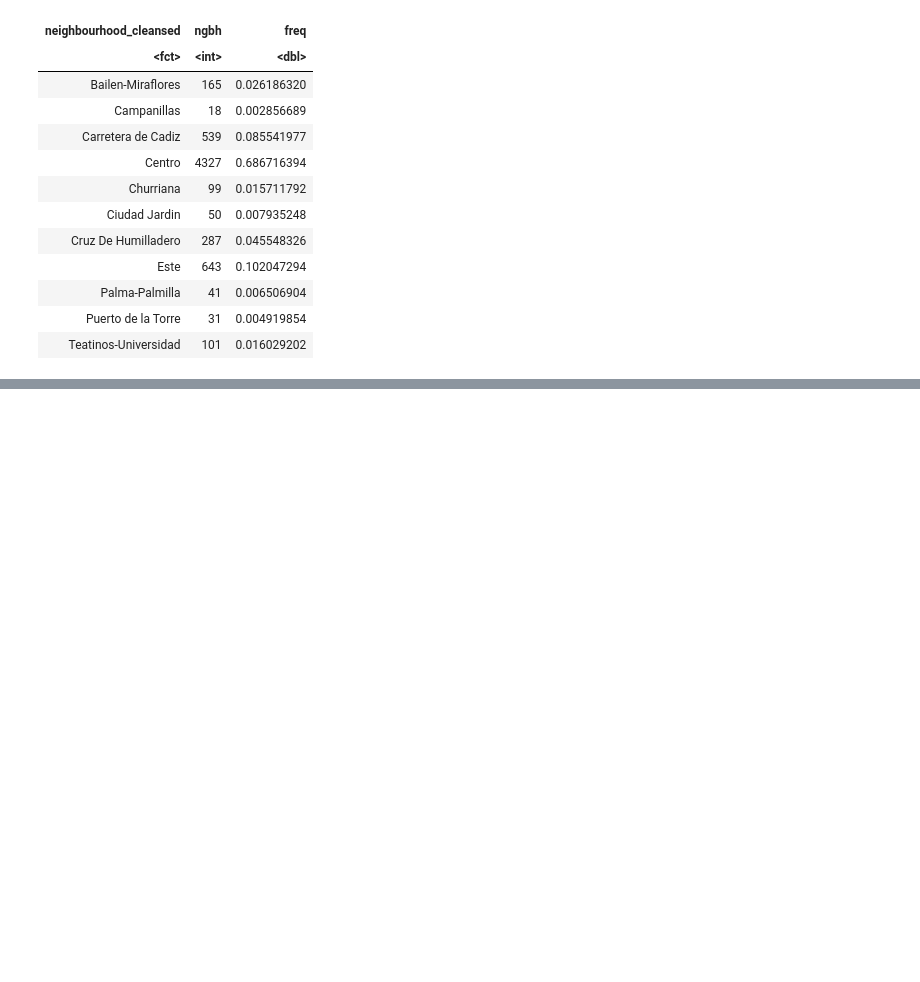
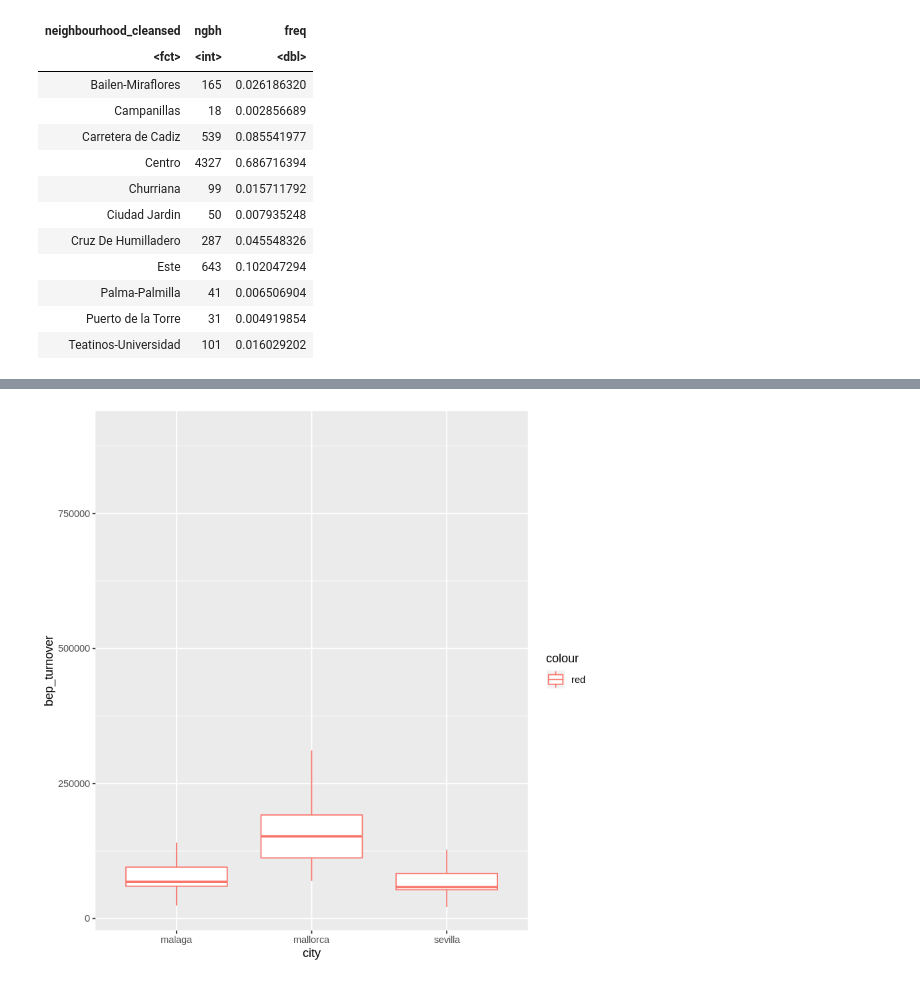
Before and after one commit to Ducrioma/Data-Analytics-Projects, a Jupyter notebook: Airbnb Data Analysis.ipynb, the cells around one changed output, grey strips where cells are left out. Cells and saved outputs as stored; diff of their text form; code cells hidden in the pictures; blank space fills up the shorter version.

Commit message:
Break Even Point Analysis

```diff
--- a/Airbnb Data Analysis.ipynb
+++ b/Airbnb Data Analysis.ipynb
@@ -415,0 +441,3 @@ A tibble: 11 × 3
+# %%
+listings_full <- listings[complete.cases(listings), ]
+sum(is.na(listings_full))
@@ -415,0 +448,18 @@ A tibble: 11 × 3
+# %%
+cities <- c("sevilla","malaga", "mallorca")
+square_meter <- c(2516.67,2842.86,3483.33)
+charges <- c(126.44,112.01,107.92)
+# %%
+for(i in 1:length(cities)){
+    city <- cities[i]
+    bool_index <- listings_full$city==city
+    # Creating fixed costs column
+    fixed_cost<-(square_meter[i]*(listings_full[bool_index,]$bedrooms* 10 + (1.5*listings_full[bool_index,]$bedrooms+8.5)))
+    listings_full[bool_index, 'fixed_cost'] <- fixed_cost
+    # Creating var costs column
+    listings_full[bool_index, 'var_cost'] <- ((charges[i]/31) * (365-as.integer(listings_full[bool_index, ]$availability_365)))
+    # Break Even Point in Year
+    listings_full[bool_index,'bep_year'] <- listings_full[bool_index,]$fixed_cost/(listings_full[bool_index,]$revenue_365-listings_full[bool_index,]$var_cost)
+    # Break Even Point in Turnover
+    listings_full[bool_index,'bep_turnover'] <- listings_full[bool_index,]$fixed_cost/((listings_full[bool_index,]$revenue_365-listings_full[bool_index,]$var_cost)/listings_full[bool_index,]$revenue_365)
+}
@@ -415,0 +476,6 @@ A tibble: 11 × 3
+# %%
+distrib_bep_year <- ggplot(listings_full, aes(city, bep_turnover))
+distrib_bep_year + geom_boxplot(aes(colour = "red"), outlier.shape = NA) +
+    scale_y_continuous(limits = quantile(listings$bep_turnover, c(0.1, 0.9), na.rm = T))
+# %% [output]
+[figure, added]
```
Also changed, not shown: parts of 10 cells of this notebook, 2 other files.
